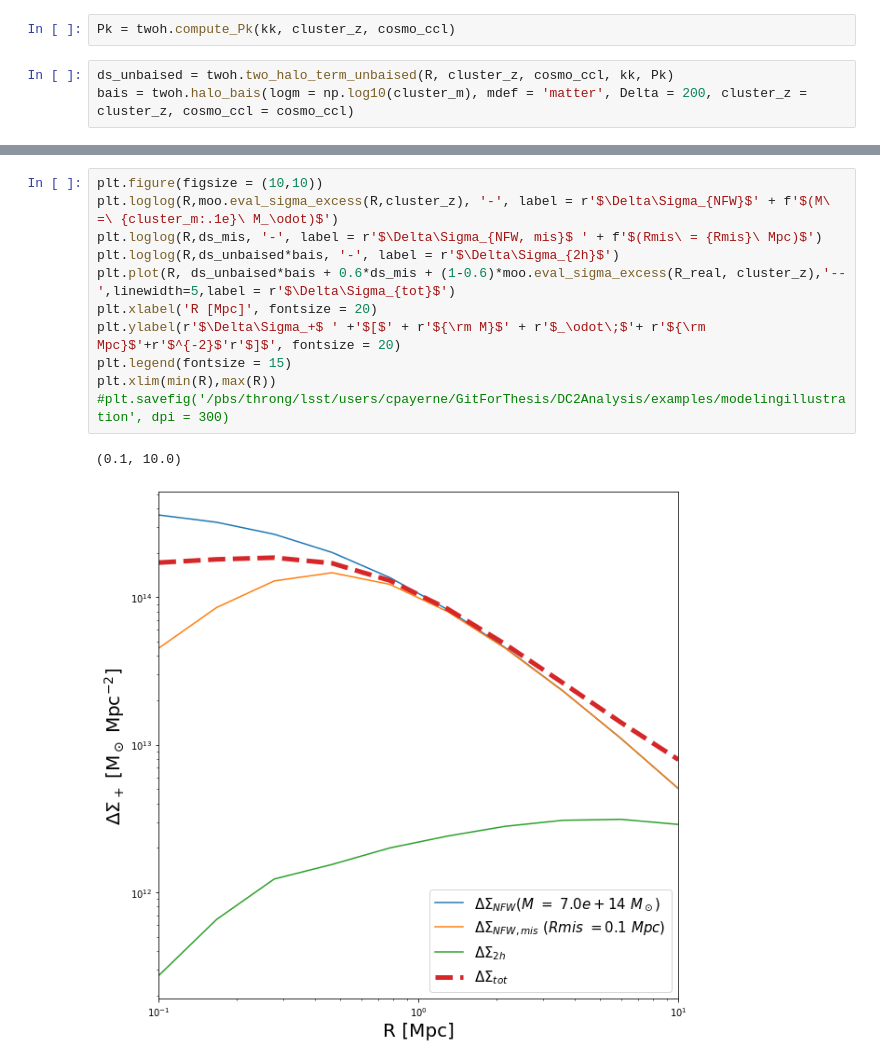
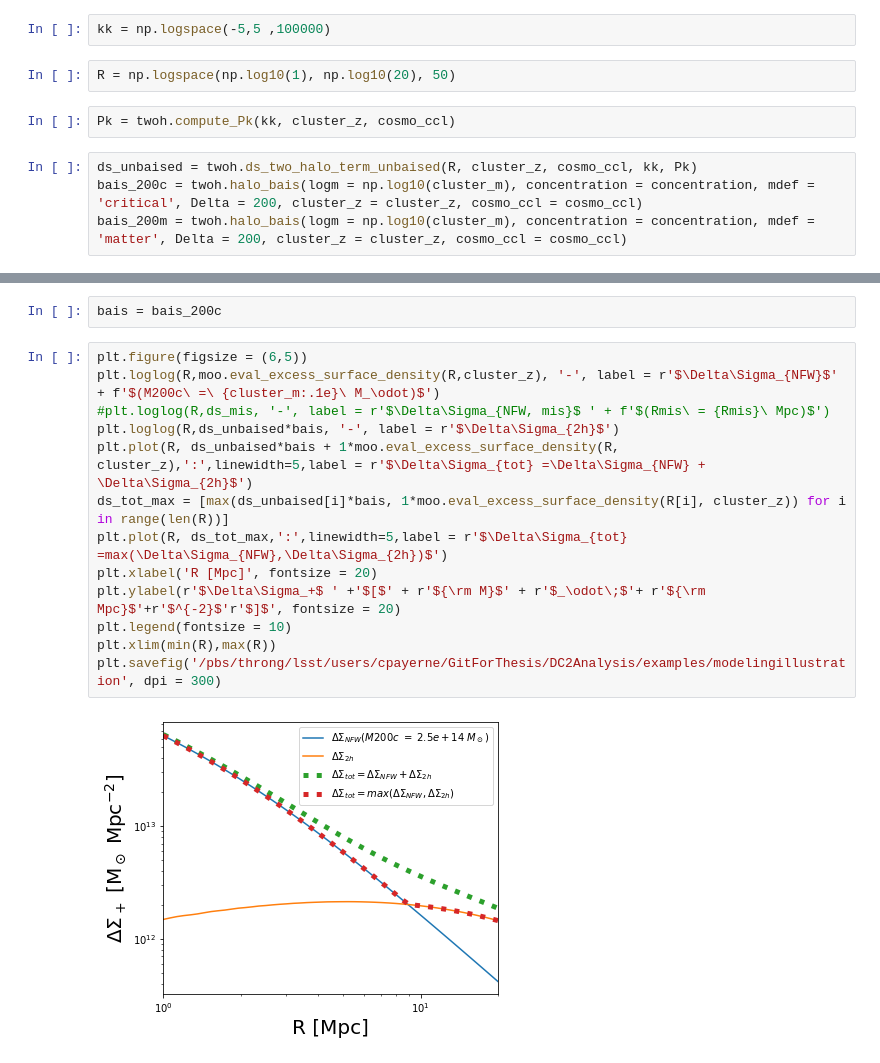
Before and after one commit to payerne/DC2Analysis, a Jupyter notebook: examples/Example_miscentering_two_halo_term.ipynb, the cells around one changed output, grey strips where cells are left out. Saved outputs shown, nothing was run; the diff lists cells and outputs as text.

```diff
--- a/examples/Example_miscentering_two_halo_term.ipynb
+++ b/examples/Example_miscentering_two_halo_term.ipynb
@@ -75,5 +64,10 @@ R = R_real
+# %%
+kk = np.logspace(-5,5 ,100000)
+# %%
+R = np.logspace(np.log10(1), np.log10(20), 50)
 # %%
 Pk = twoh.compute_Pk(kk, cluster_z, cosmo_ccl)
 # %%
-ds_unbaised = twoh.two_halo_term_unbaised(R, cluster_z, cosmo_ccl, kk, Pk)
-bais = twoh.halo_bais(logm = np.log10(cluster_m), mdef = 'matter', Delta = 200, cluster_z = cluster_z, cosmo_ccl = cosmo_ccl)
+ds_unbaised = twoh.ds_two_halo_term_unbaised(R, cluster_z, cosmo_ccl, kk, Pk)
+bais_200c = twoh.halo_bais(logm = np.log10(cluster_m), concentration = concentration, mdef = 'critical', Delta = 200, cluster_z = cluster_z, cosmo_ccl = cosmo_ccl)
+bais_200m = twoh.halo_bais(logm = np.log10(cluster_m), concentration = concentration, mdef = 'matter', Delta = 200, cluster_z = cluster_z, cosmo_ccl = cosmo_ccl)
@@ -88,14 +74,17 @@ bais = twoh.halo_bais(logm = np.log10(cluster_m), mdef = 'matter', Delta = 200,
+# %%
+bais = bais_200c
 # %%
-plt.figure(figsize = (10,10))
-plt.loglog(R,moo.eval_sigma_excess(R,cluster_z), '-', label = r'$\Delta\Sigma_{NFW}$' + f'$(M\ =\ {cluster_m:.1e}\ M_\odot)$')
-plt.loglog(R,ds_mis, '-', label = r'$\Delta\Sigma_{NFW, mis}$ ' + f'$(Rmis\ = {Rmis}\ Mpc)$')
+plt.figure(figsize = (6,5))
+plt.loglog(R,moo.eval_excess_surface_density(R,cluster_z), '-', label = r'$\Delta\Sigma_{NFW}$' + f'$(M200c\ =\ {cluster_m:.1e}\ M_\odot)$')
+#plt.loglog(R,ds_mis, '-', label = r'$\Delta\Sigma_{NFW, mis}$ ' + f'$(Rmis\ = {Rmis}\ Mpc)$')
 plt.loglog(R,ds_unbaised*bais, '-', label = r'$\Delta\Sigma_{2h}$')
-plt.plot(R, ds_unbaised*bais + 0.6*ds_mis + (1-0.6)*moo.eval_sigma_excess(R_real, cluster_z),'--',linewidth=5,label = r'$\Delta\Sigma_{tot}$')
+plt.plot(R, ds_unbaised*bais + 1*moo.eval_excess_surface_density(R, cluster_z),':',linewidth=5,label = r'$\Delta\Sigma_{tot} =\Delta\Sigma_{NFW} + \Delta\Sigma_{2h}$')
+ds_tot_max = [max(ds_unbaised[i]*bais, 1*moo.eval_excess_surface_density(R[i], cluster_z)) for i in range(len(R))]
+plt.plot(R, ds_tot_max,':',linewidth=5,label = r'$\Delta\Sigma_{tot} =max(\Delta\Sigma_{NFW},\Delta\Sigma_{2h})$')
 plt.xlabel('R [Mpc]', fontsize = 20)
 plt.ylabel(r'$\Delta\Sigma_+$ ' +'$[$' + r'${\rm M}$' + r'$_\odot\;$'+ r'${\rm Mpc}$'+r'$^{-2}$'r'$]$', fontsize = 20)
-plt.legend(fontsize = 15)
+plt.legend(fontsize = 10)
 plt.xlim(min(R),max(R))
-#plt.savefig('/pbs/throng/lsst/users/cpayerne/GitForThesis/DC2Analysis/examples/modelingillustration', dpi = 300)
+plt.savefig('/pbs/throng/lsst/users/cpayerne/GitForThesis/DC2Analysis/examples/modelingillustration', dpi = 300)
 # %% [output]
-(0.1, 10.0)
-[figure, old version]
+[figure, new version]
```
Also changed, not shown: parts of 11 cells of this notebook, 19 other files.
